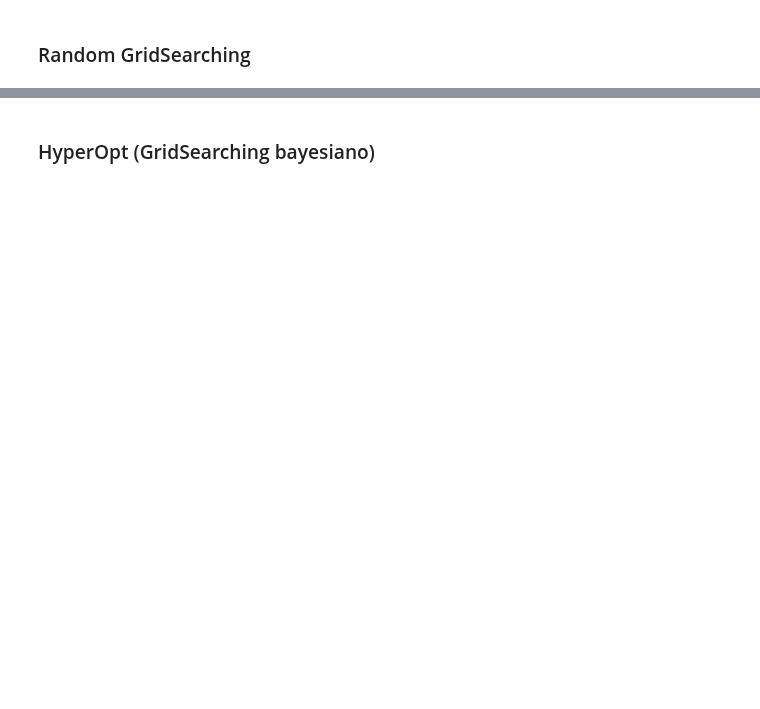
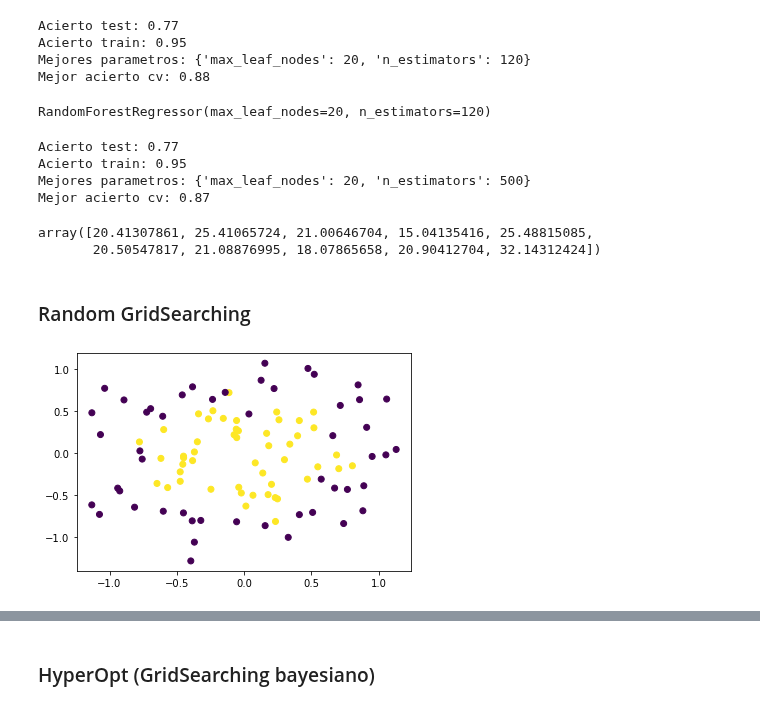
Before and after one commit to Ironhack-Data-Madrid-Mayo-2022/apuntes_clase, a Jupyter notebook: semana_7/2.2 - Ajuste Supervisado.ipynb, the cells around one changed output, grey strips where cells are left out. Saved outputs shown, nothing was run; the diff lists cells and outputs as text; code cells hidden in the pictures; blank space fills up the shorter version.

```diff
--- a/semana_7/2.2 - Ajuste Supervisado.ipynb
+++ b/semana_7/2.2 - Ajuste Supervisado.ipynb
@@ -10,2 +58,30 @@
+# %%
+grid(rfr, param)
+# %% [output]
+Acierto test: 0.77
+Acierto train: 0.95
+Mejores parametros: {'max_leaf_nodes': 20, 'n_estimators': 120}
+Mejor acierto cv: 0.88
+RandomForestRegressor(max_leaf_nodes=20, n_estimators=120)
+# %%
+modelo=grid(rfr, param)
+# %% [output]
+Acierto test: 0.77
+Acierto train: 0.95
+Mejores parametros: {'max_leaf_nodes': 20, 'n_estimators': 500}
+Mejor acierto cv: 0.87
+# %%
+modelo.predict(X_test)[:10]
+# %% [output]
+array([20.41307861, 25.41065724, 21.00646704, 15.04135416, 25.48815085,
+       20.50547817, 21.08876995, 18.07865658, 20.90412704, 32.14312424])
 # %% [markdown]
 ### Random GridSearching
+# %%
+X, y = make_circles(noise=0.2, factor=0.5, random_state=1)
+# %%
+import pylab as plt
+
+plt.scatter(X[::, 0], X[::, 1], c=y);
+# %% [output]
+[figure, added]
```
Also changed, not shown: parts of 36 cells of this notebook.
